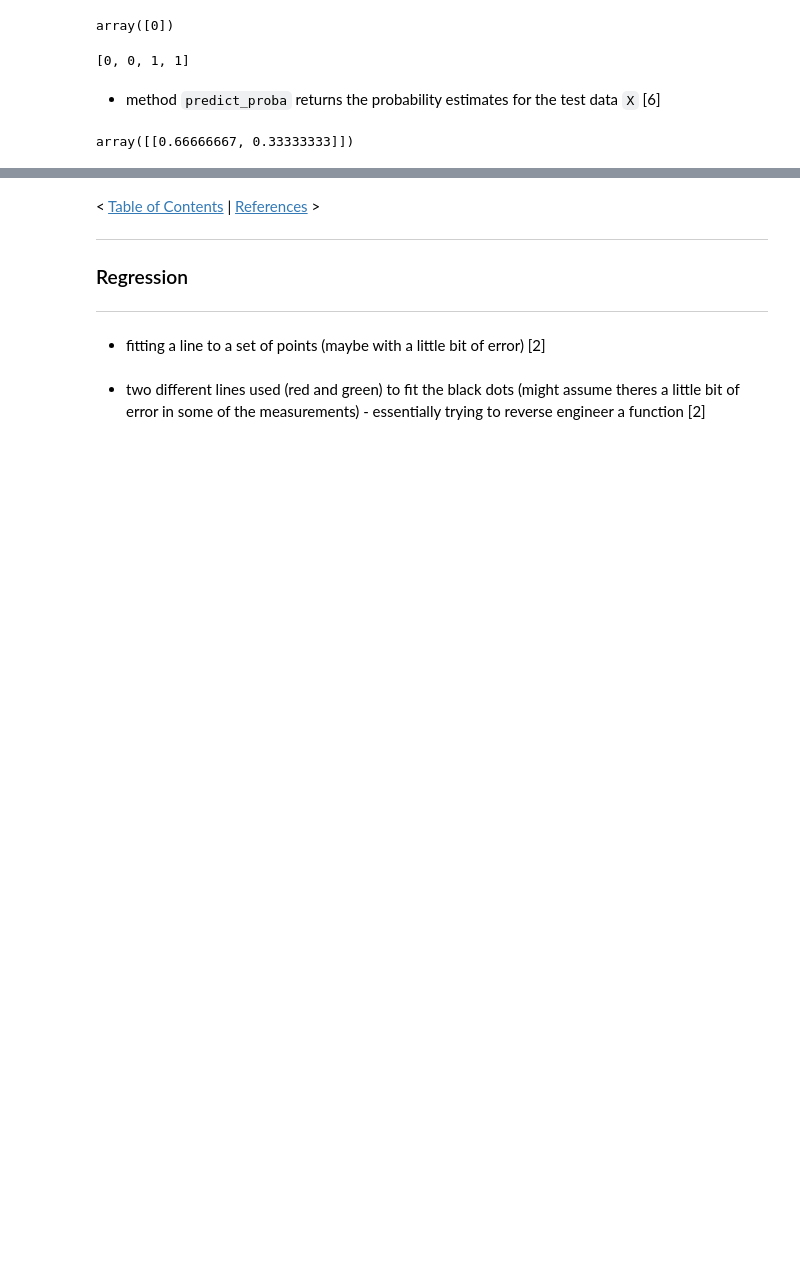
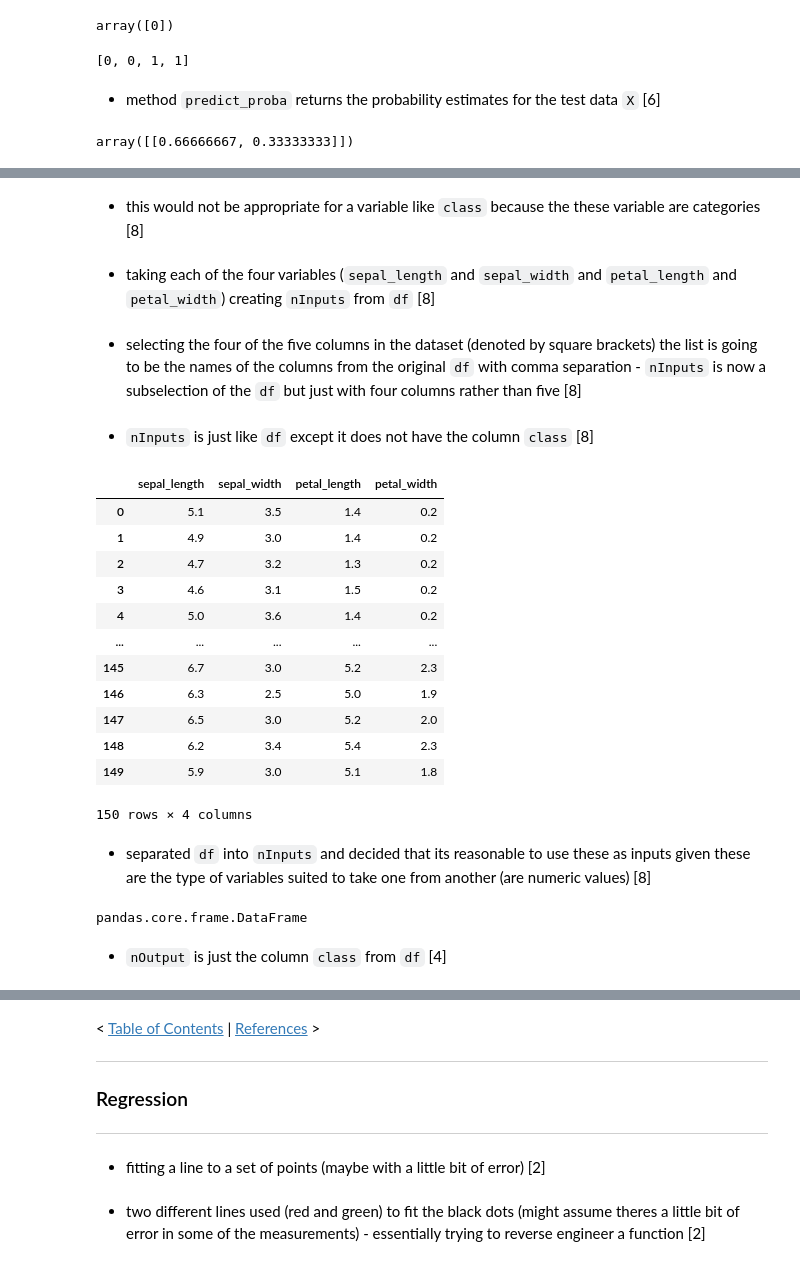
Before and after one commit to SeanOhAileasa/mls-scikit-learn-scipy-stats, a Jupyter notebook: scikit-learn.ipynb, the cells around one changed output, grey strips where cells are left out. Drawn from its saved outputs; the diff is of its cells as text; code cells hidden in the pictures; blank space fills up the shorter version.

```diff
--- a/scikit-learn.ipynb
+++ b/scikit-learn.ipynb
@@ -369,0 +430,34 @@ exit()
+# %% [markdown]
+- this would not be appropriate for a variable like ``class`` because the these variable are categories [8]
+# %% [markdown]
+- taking each of the four variables (``sepal_length`` and ``sepal_width`` and ``petal_length`` and ``petal_width``) creating ``nInputs`` from ``df`` [8]
+# %% [markdown]
+- selecting the four of the five columns in the dataset (denoted by square brackets) the list is going to be the names of the columns from the original ``df`` with comma separation - ``nInputs`` is now a subselection of the ``df`` but just with four columns rather than five [8]
+# %%
+nInputs=df[["sepal_length","sepal_width","petal_length","petal_width"]] # instance object 2-dimensional
+# %% [markdown]
+- ``nInputs`` is just like ``df`` except it does not have the column ``class`` [8]
+# %%
+nInputs
+# %% [output]
+|  | sepal_length | sepal_width | petal_length | petal_width |
+| 0 | 5.1 | 3.5 | 1.4 | 0.2 |
+| 1 | 4.9 | 3.0 | 1.4 | 0.2 |
+| 2 | 4.7 | 3.2 | 1.3 | 0.2 |
+| 3 | 4.6 | 3.1 | 1.5 | 0.2 |
+| 4 | 5.0 | 3.6 | 1.4 | 0.2 |
+| ... | ... | ... | ... | ... |
+| 145 | 6.7 | 3.0 | 5.2 | 2.3 |
+| 146 | 6.3 | 2.5 | 5.0 | 1.9 |
+| 147 | 6.5 | 3.0 | 5.2 | 2.0 |
+| 148 | 6.2 | 3.4 | 5.4 | 2.3 |
+| 149 | 5.9 | 3.0 | 5.1 | 1.8 |
+150 rows × 4 columns
+# %% [markdown]
+- separated ``df`` into ``nInputs`` and decided that its reasonable to use these as inputs given these are the type of variables suited to take one from another (are numeric values) [8]
+# %%
+type(nInputs)
+# %% [output]
+pandas.core.frame.DataFrame
+# %% [markdown]
+- ``nOutput`` is just the column ``class`` from ``df`` [4]
```
Also changed, not shown: parts of 27 cells of this notebook.
